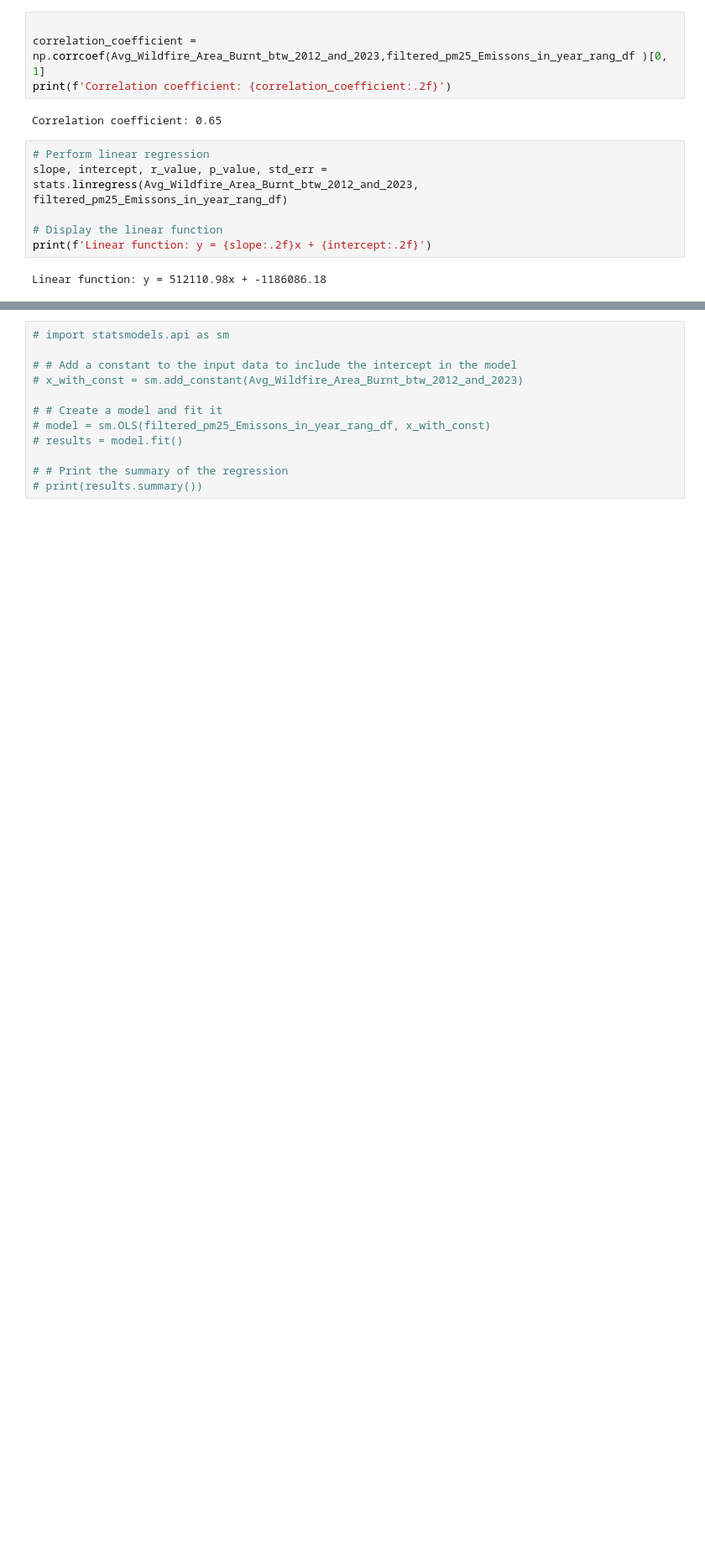
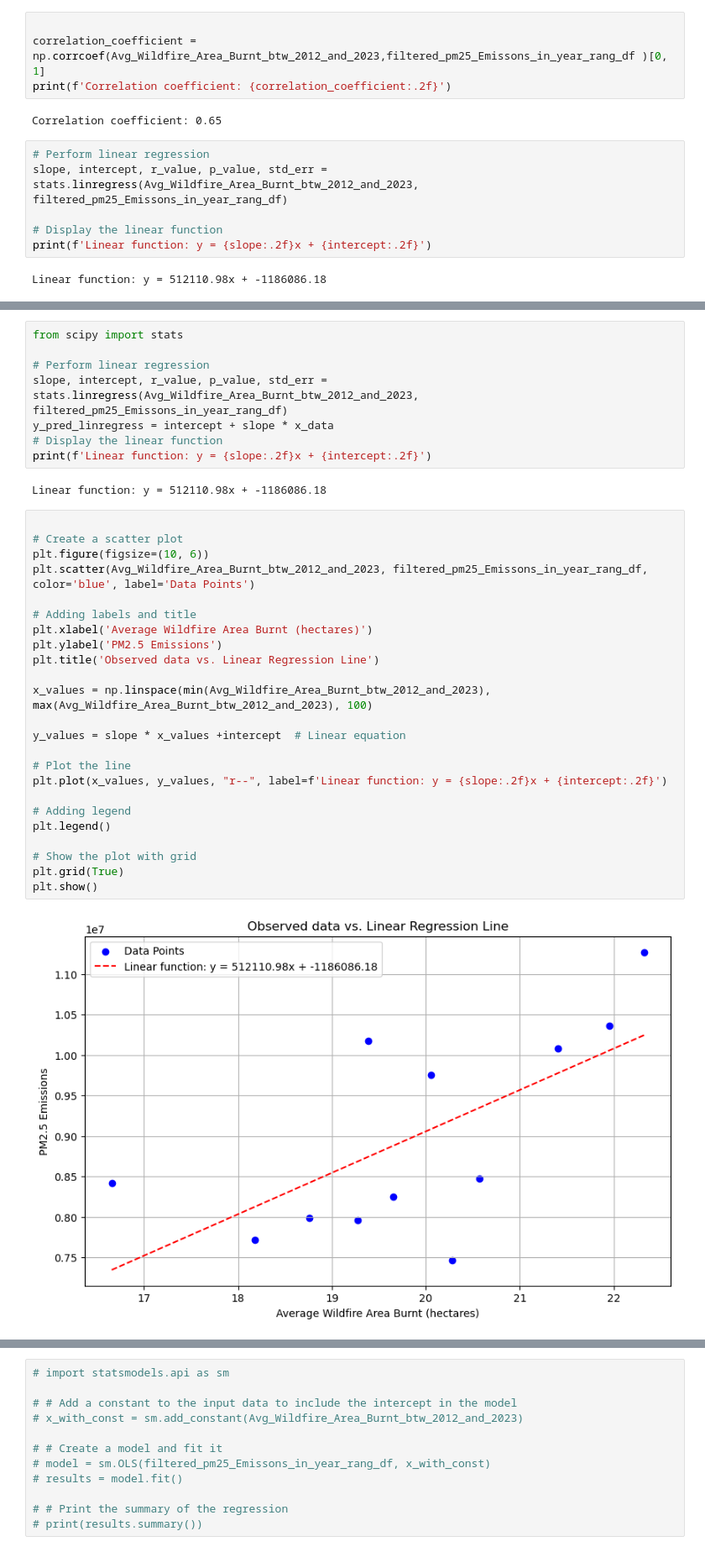
Before and after one commit to INFO6150-DataScience/wildfire-analytics-modelling, a Jupyter notebook: Wildfire_Analytics_Modeling.ipynb, the cells around one changed output, grey strips where cells are left out. Shown at 84% size. Saved outputs shown, nothing was run; the diff lists cells and outputs as text; blank space fills up the shorter version.

```diff
--- a/Wildfire_Analytics_Modeling.ipynb
+++ b/Wildfire_Analytics_Modeling.ipynb
@@ -1114,0 +1178,36 @@ RuntimeError: Chain 2 failed.
+# %%
+from scipy import stats
+
+# Perform linear regression
+slope, intercept, r_value, p_value, std_err = stats.linregress(Avg_Wildfire_Area_Burnt_btw_2012_and_2023, filtered_pm25_Emissons_in_year_rang_df)
+y_pred_linregress = intercept + slope * x_data
+# Display the linear function
+print(f'Linear function: y = {slope:.2f}x + {intercept:.2f}')
+# %% [output]
+Linear function: y = 512110.98x + -1186086.18
+# %%
+
+# Create a scatter plot
+plt.figure(figsize=(10, 6))
+plt.scatter(Avg_Wildfire_Area_Burnt_btw_2012_and_2023, filtered_pm25_Emissons_in_year_rang_df, color='blue', label='Data Points')
+
+# Adding labels and title
+plt.xlabel('Average Wildfire Area Burnt (hectares)')
+plt.ylabel('PM2.5 Emissions')
+plt.title('Observed data vs. Linear Regression Line')
+
+x_values = np.linspace(min(Avg_Wildfire_Area_Burnt_btw_2012_and_2023), max(Avg_Wildfire_Area_Burnt_btw_2012_and_2023), 100)
+
+y_values = slope * x_values +intercept  # Linear equation
+
+# Plot the line
+plt.plot(x_values, y_values, "r--", label=f'Linear function: y = {slope:.2f}x + {intercept:.2f}')
+
+# Adding legend
+plt.legend()
+
+# Show the plot with grid
+plt.grid(True)
+plt.show()
+# %% [output]
+[figure, added]
```
Also changed, not shown: parts of 42 cells of this notebook.
